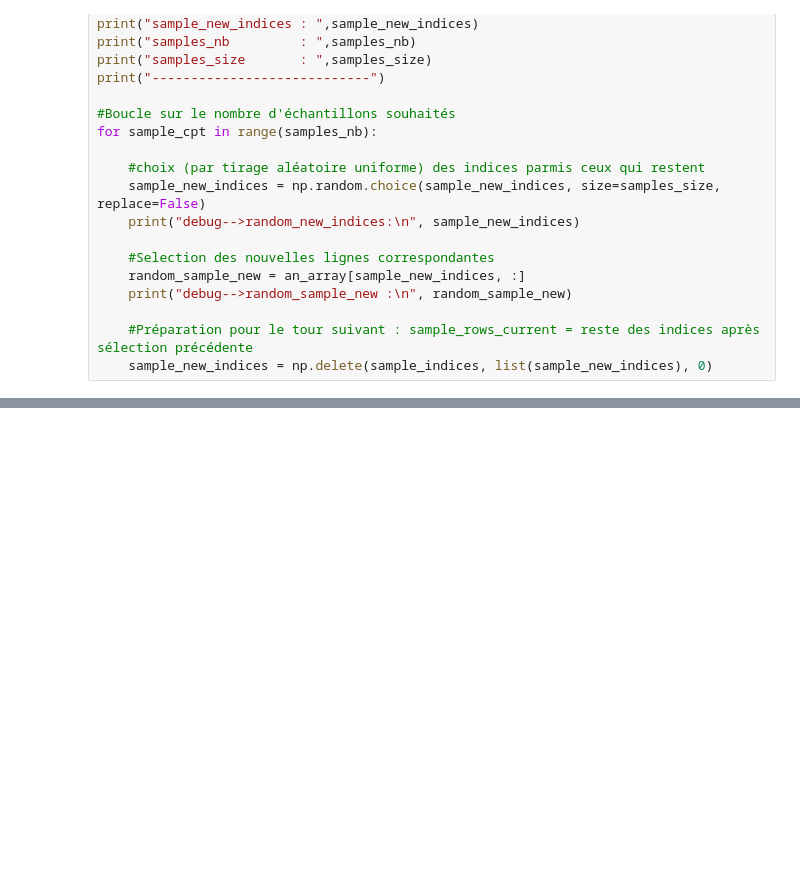
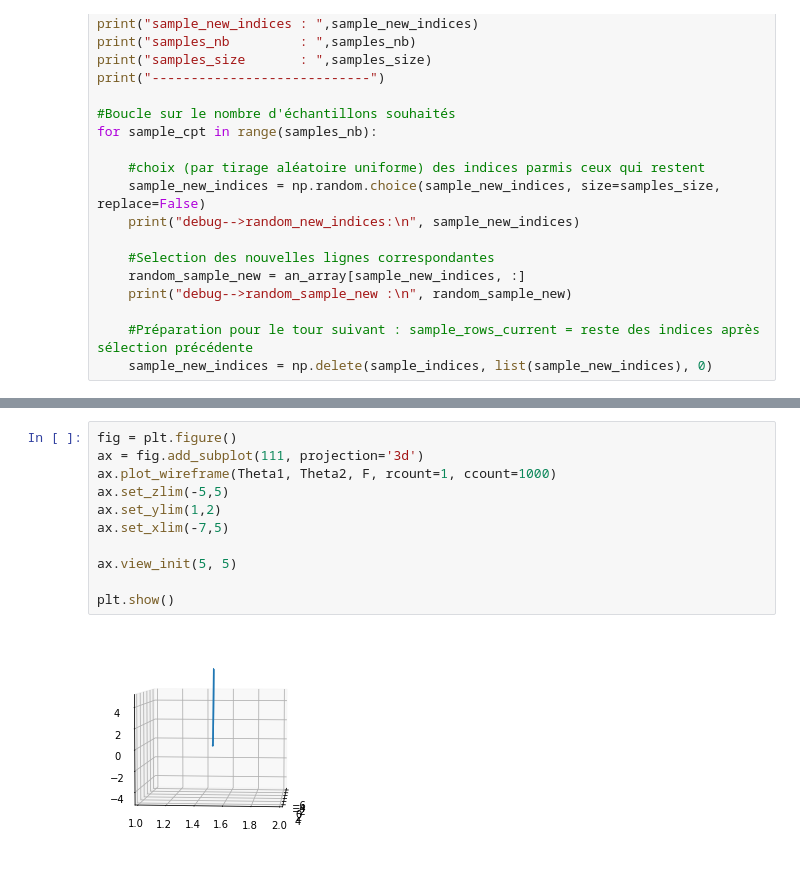
Before and after one commit to PatriceBt/ML_Gradient_descent_algorithm_from_basic_regression, a Jupyter notebook: Prjgd_Gradient_descent_algorithm_Simple_linear_model.ipynb, the cells around one changed output, grey strips where cells are left out. Cells and saved outputs as stored; diff of their text form; blank space fills up the shorter version.

```diff
--- a/Prjgd_Gradient_descent_algorithm_Simple_linear_model.ipynb
+++ b/Prjgd_Gradient_descent_algorithm_Simple_linear_model.ipynb
@@ -951,0 +1114,13 @@ for sample_cpt in range(samples_nb):
+# %%
+fig = plt.figure()
+ax = fig.add_subplot(111, projection='3d')
+ax.plot_wireframe(Theta1, Theta2, F, rcount=1, ccount=1000)
+ax.set_zlim(-5,5)
+ax.set_ylim(1,2)
+ax.set_xlim(-7,5)
+
+ax.view_init(5, 5)
+
+plt.show()
+# %% [output]
+[figure, added]
```
Also changed, not shown: parts of 17 cells of this notebook.
